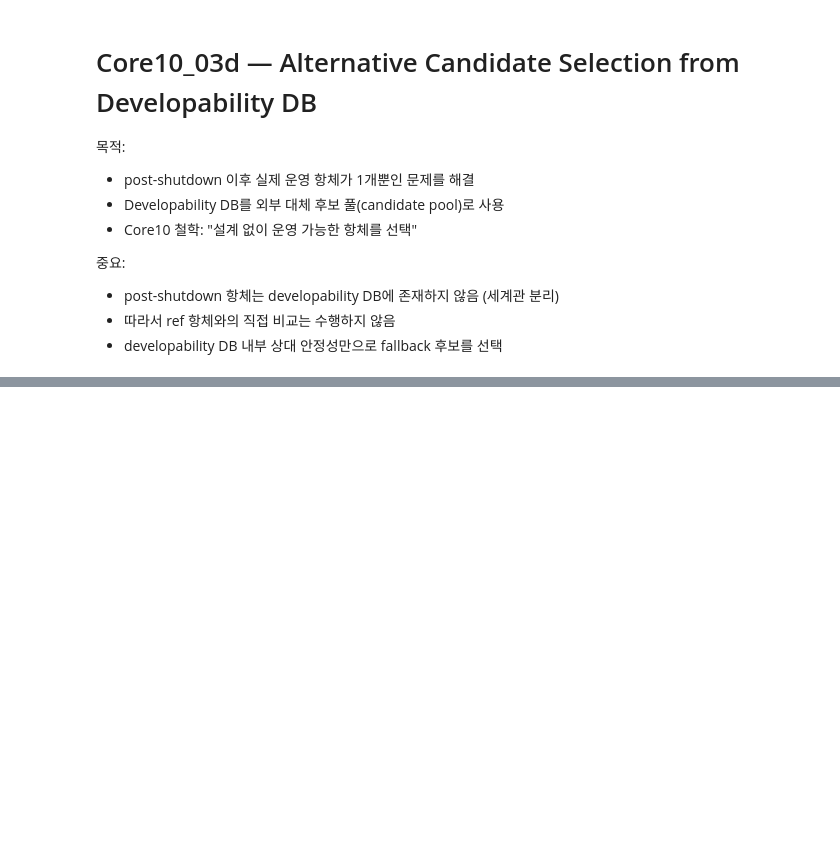
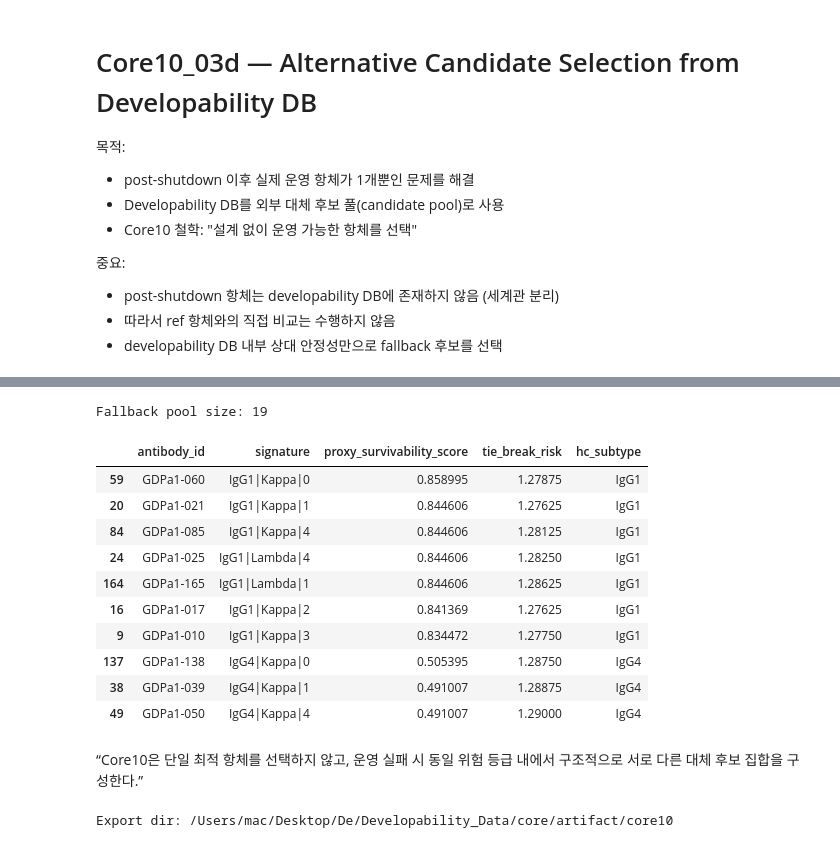
Before and after one commit to 20240807-YR/Developability_Data, a Jupyter notebook: core/core_10/core10_03d_alternative_candidates_from_developability.ipynb, the cells around one changed output, grey strips where cells are left out. Cells and saved outputs as stored; diff of their text form; code cells hidden in the pictures; blank space fills up the shorter version.

```diff
--- a/core/core_10/core10_03d_alternative_candidates_from_developability.ipynb
+++ b/core/core_10/core10_03d_alternative_candidates_from_developability.ipynb
@@ -196,0 +291,10 @@ else:
+# %%
+# REF 항체는 dev DB에 없으므로 baseline = 0
+REF_SCORE = 0.0
+
+# Step 1 — Gate 통과 후보 = Core10 Pool
+POOL = dev[
+    dev["proxy_survivability_score"] > REF_SCORE
+].copy()
+
+print("Core10 POOL size:", len(POOL))
@@ -196,0 +303,8 @@ else:
+# %%
+POOL["signature"] = (
+    POOL["hc_subtype"].astype(str) + "|" +
+    POOL["lc_subtype"].astype(str) + "|" +
+    POOL["hierarchical_cluster_IgG_isotype_stratified_fold"].astype(str)
+)
+
+POOL["signature"].value_counts().head(10)
@@ -196,0 +324,55 @@ else:
+# %%
+fallback_pool = (
+    POOL
+    .sort_values(
+        [
+            "proxy_survivability_score",   # 1차: Gate 점수
+            "tie_break_risk",              # 2차: 운영 리스크
+            "antibody_id"                  # 3차: 완전 결정론
+        ],
+        ascending=[False, True, True]
+    )
+    .groupby("signature", as_index=False)
+    .head(1)   # 각 구조 그룹 대표 1개
+)
+
+print("Fallback pool size:", len(fallback_pool))
+
+fallback_pool[[
+    "antibody_id",
+    "signature",
+    "proxy_survivability_score",
+    "tie_break_risk",
+    "hc_subtype"
+]].head(10)
+# %% [output]
+Fallback pool size: 19
+|  | antibody_id | signature | proxy_survivability_score | tie_break_risk | hc_subtype |
+| 59 | GDPa1-060 | IgG1|Kappa|0 | 0.858995 | 1.27875 | IgG1 |
+| 20 | GDPa1-021 | IgG1|Kappa|1 | 0.844606 | 1.27625 | IgG1 |
+| 84 | GDPa1-085 | IgG1|Kappa|4 | 0.844606 | 1.28125 | IgG1 |
+| 24 | GDPa1-025 | IgG1|Lambda|4 | 0.844606 | 1.28250 | IgG1 |
+| 164 | GDPa1-165 | IgG1|Lambda|1 | 0.844606 | 1.28625 | IgG1 |
+| 16 | GDPa1-017 | IgG1|Kappa|2 | 0.841369 | 1.27625 | IgG1 |
+| 9 | GDPa1-010 | IgG1|Kappa|3 | 0.834472 | 1.27750 | IgG1 |
+| 137 | GDPa1-138 | IgG4|Kappa|0 | 0.505395 | 1.28750 | IgG4 |
+| 38 | GDPa1-039 | IgG4|Kappa|1 | 0.491007 | 1.28875 | IgG4 |
+| 49 | GDPa1-050 | IgG4|Kappa|4 | 0.491007 | 1.29000 | IgG4 |
+# %% [markdown]
+“Core10은 단일 최적 항체를 선택하지 않고,
+운영 실패 시 동일 위험 등급 내에서
+구조적으로 서로 다른 대체 후보 집합을 구성한다.”
+# %%
+from pathlib import Path
+import json
+
+EXPORT_DIR = Path("../artifact/core10")
+EXPORT_DIR.mkdir(parents=True, exist_ok=True)
+
+OUT_POOL_CSV  = EXPORT_DIR / "core10_03d_fallback_pool.csv"
+OUT_POOL_JSON = EXPORT_DIR / "core10_03d_fallback_pool.json"
+OUT_META_JSON = EXPORT_DIR / "core10_03d_metadata.json"
+
+print("Export dir:", EXPORT_DIR.resolve())
+# %% [output]
+Export dir: /Users/mac/Desktop/De/Developability_Data/core/artifact/core10
```
Also changed, not shown: parts of 14 cells of this notebook, 23 other files.
